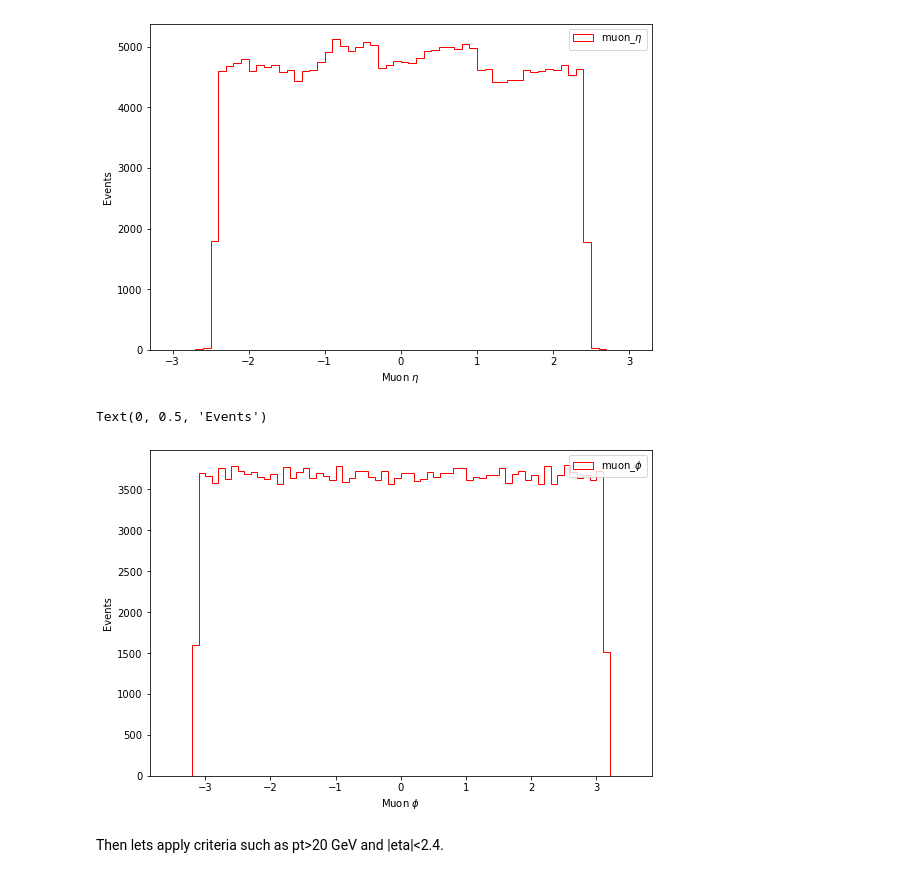
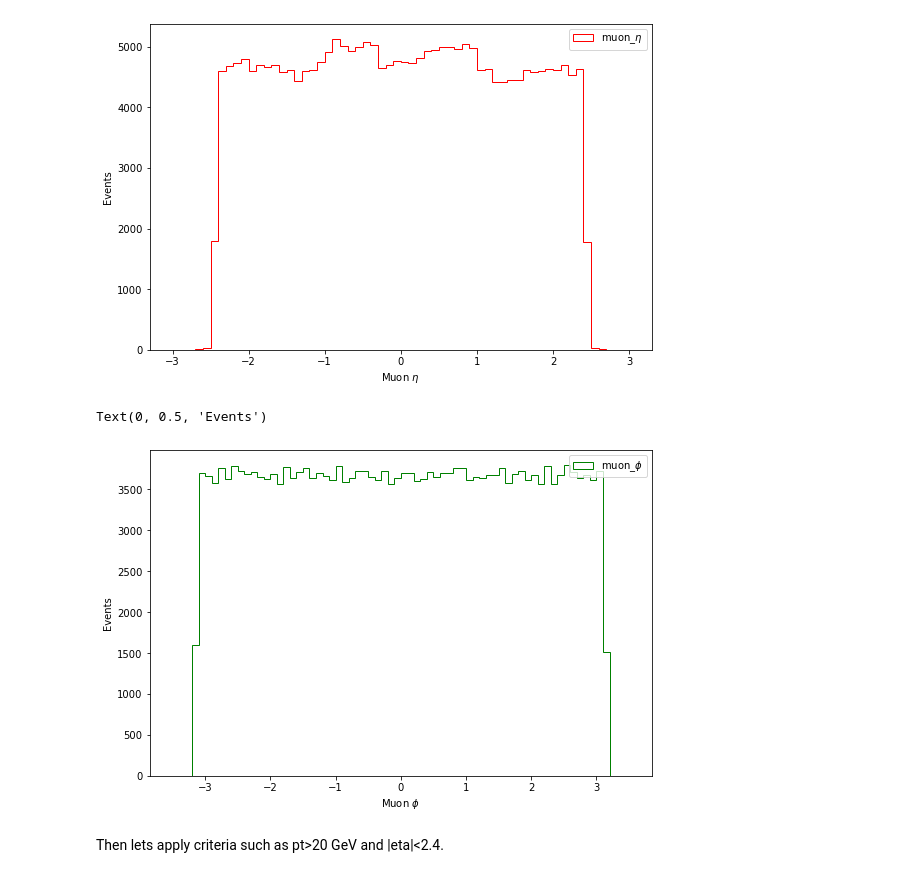
Before and after one commit to Taiantuia/MuonHATSatLPC2020, a Jupyter notebook: Exercise-1-Introduction.ipynb, the cells around one changed output. Saved outputs shown, nothing was run; the diff lists cells and outputs as text; code cells hidden in the pictures.

```diff
--- a/Exercise-1-Introduction.ipynb
+++ b/Exercise-1-Introduction.ipynb
@@ -73,13 +74,13 @@ Text(0, 0.5, 'Events')
 [figure]
 # %%
 plt.figure(figsize=(9,6))
-plt.hist(muon_phi.flatten(), bins=70, range=[-3.5, 3.5], histtype='step', color='red', label='muon_$\phi$')
+plt.hist(muon_phi.flatten(), bins=70, range=[-3.5, 3.5], histtype='step', color='green', label='muon_$\phi$')
 plt.legend()
 plt.xlabel(r'Muon $\phi$')
 plt.ylabel('Events')
 # %% [output]
 Text(0, 0.5, 'Events')
-[figure, old version]
+[figure, new version]
 # %% [markdown]
 Then lets apply criteria such as pt>20 GeV and |eta|<2.4.
 # %%
```
Also changed, not shown: parts of 2 cells of this notebook.
